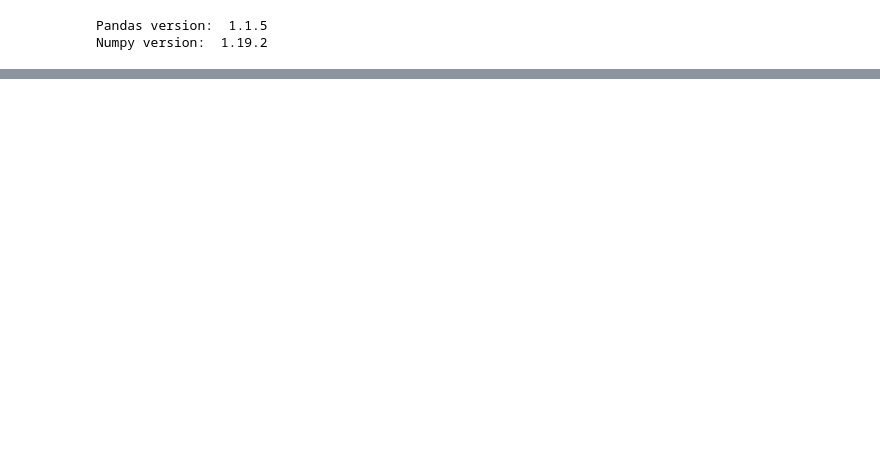
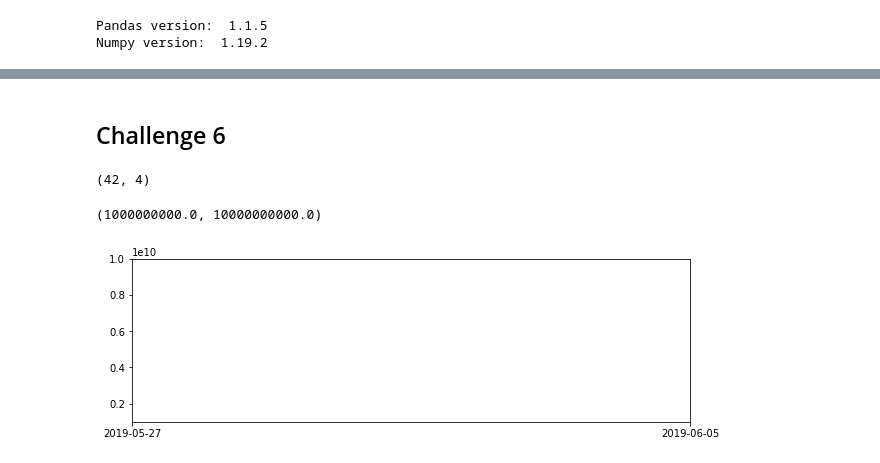
Before and after one commit to jlmartin100/Metis_Projects, a Jupyter notebook: Project_1/Project_1_Jess_M.ipynb, the cells around one changed output, grey strips where cells are left out. Cells and saved outputs as stored; diff of their text form; code cells hidden in the pictures; blank space fills up the shorter version.

```diff
--- a/Project_1/Project_1_Jess_M.ipynb
+++ b/Project_1/Project_1_Jess_M.ipynb
@@ -47,0 +180,2 @@ ts_2019['date'].max()
+# %%
+df_station_2 = ts_df.groupby(['STATION', 'DATE']).agg('sum').reset_index()
@@ -47,0 +191,16 @@ ts_2019['date'].max()
+# %% [markdown]
+## Challenge 6
+# %%
+df_brooklyn_bridge = df_station_2[df_station_2.STATION =='BROOKLYN BRIDGE']
+df_brooklyn_bridge.shape
+# %% [output]
+(42, 4)
+# %%
+plt.figure(figsize=(10,3))
+plt.plot(df_brooklyn_bridge['DATE'],df_brooklyn_bridge['ENTRIES'])
+#plt.xticks(['2019-05-13', '2019-05-14', '2019-05-15', '2019-05-16'])
+plt.xlim(['2019-05-27', '2019-06-05'])
+plt.ylim([0.1e10, 1e10])
+# %% [output]
+(1000000000.0, 10000000000.0)
+[figure, added]
```
Also changed, not shown: parts of 48 cells of this notebook.
